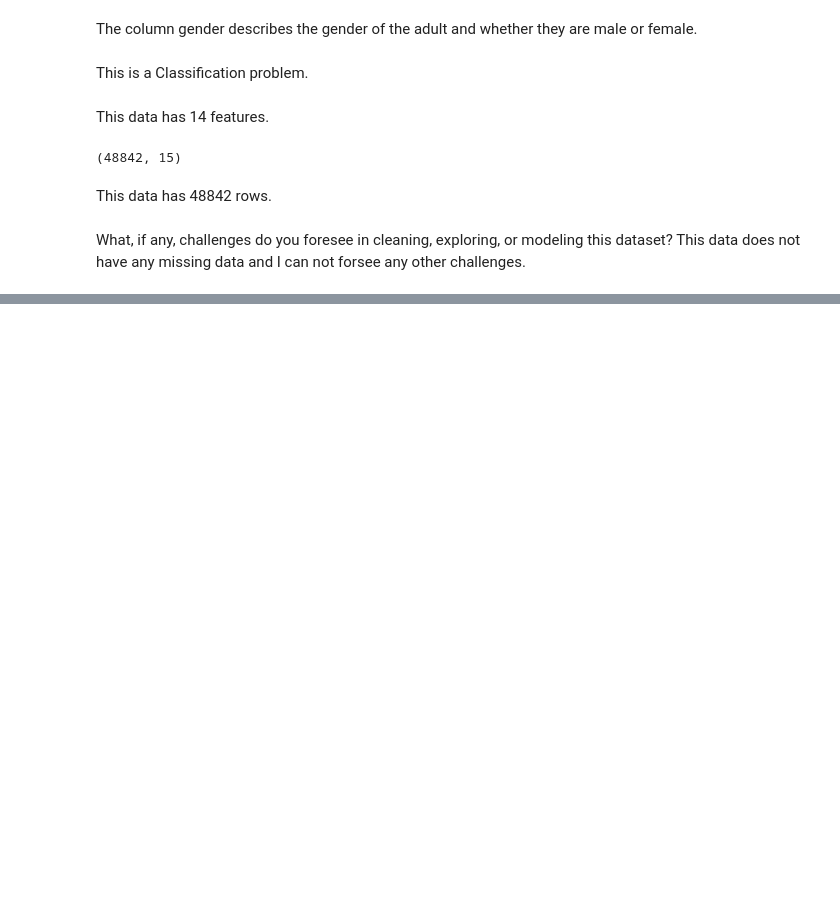
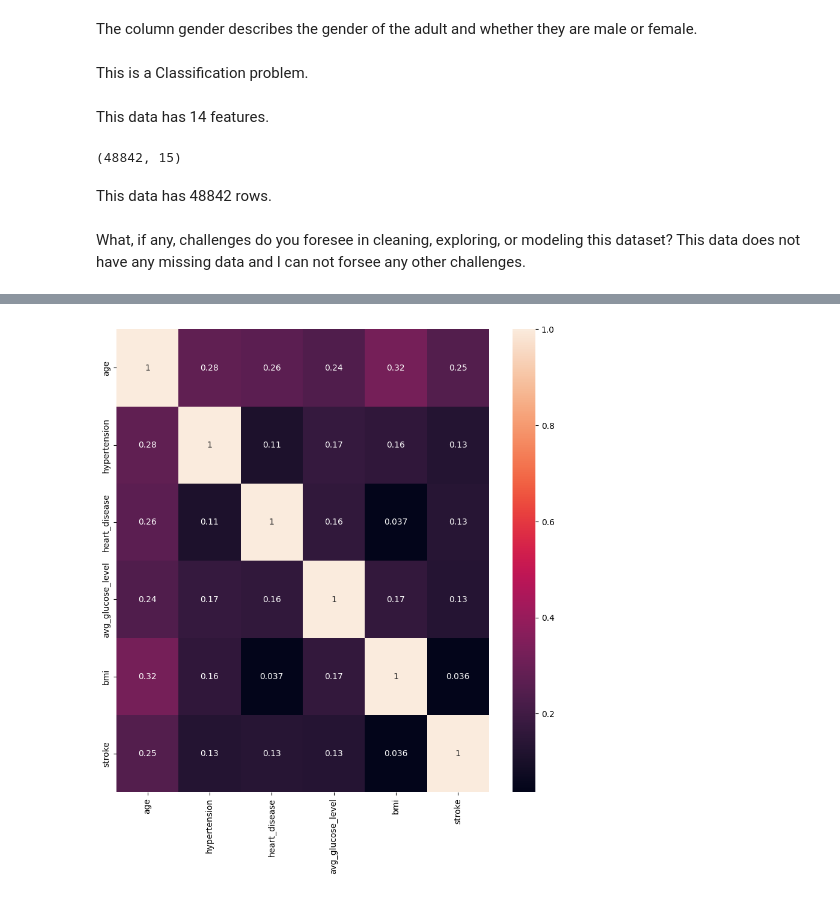
Before and after one commit to GregoryL12/Project-2, a Jupyter notebook: Project_2.ipynb, the cells around one changed output, grey strips where cells are left out. Saved outputs shown, nothing was run; the diff lists cells and outputs as text; code cells hidden in the pictures; blank space fills up the shorter version.

```diff
--- a/Project_2.ipynb
+++ b/Project_2.ipynb
@@ -110,0 +228,6 @@ What, if any, challenges do you foresee in cleaning, exploring, or modeling this
+# %%
+corr = sr_df.corr()
+fig, ax = plt.subplots(figsize=(10,10))
+sns.heatmap(corr, annot = True);
+# %% [output]
+[figure, added]
```
Also changed, not shown: parts of 43 cells of this notebook.
